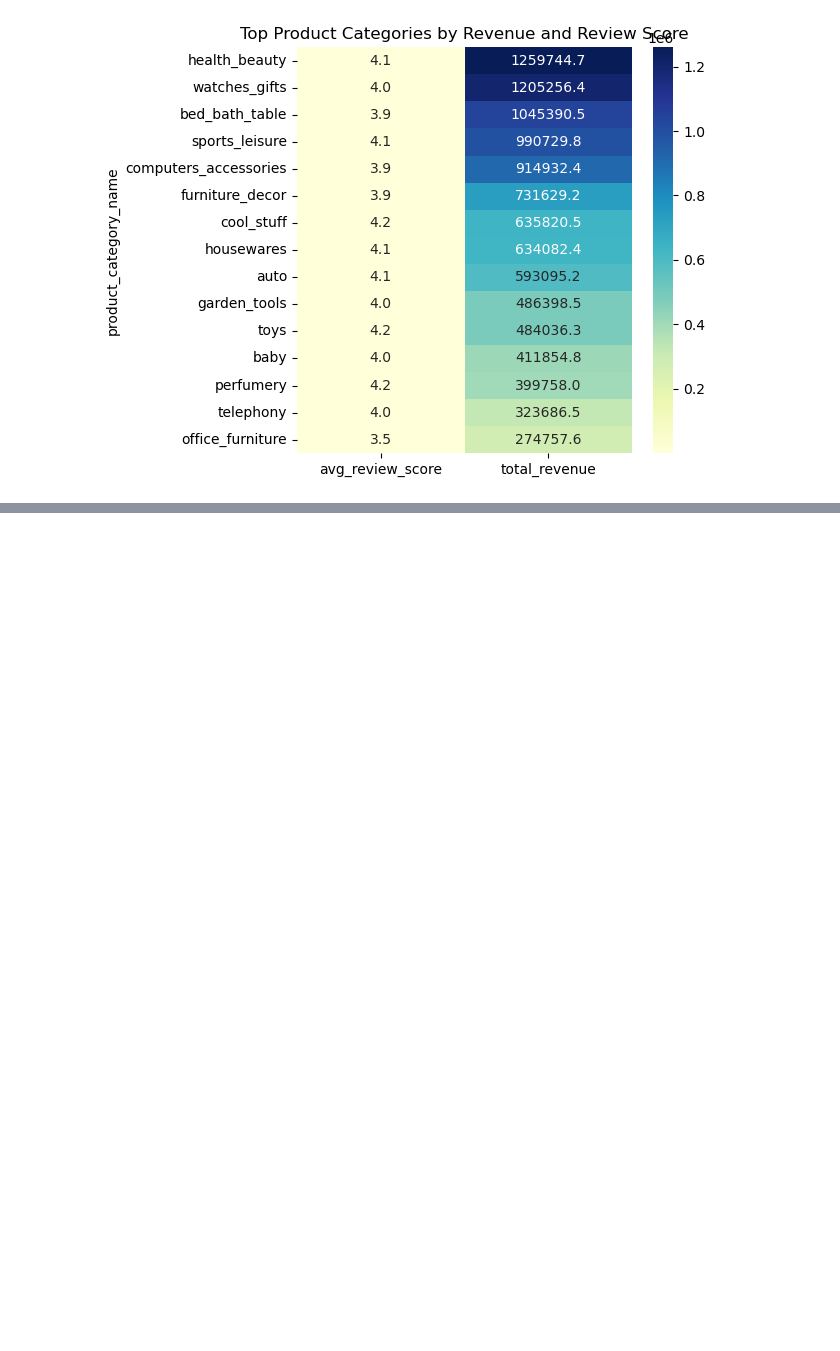
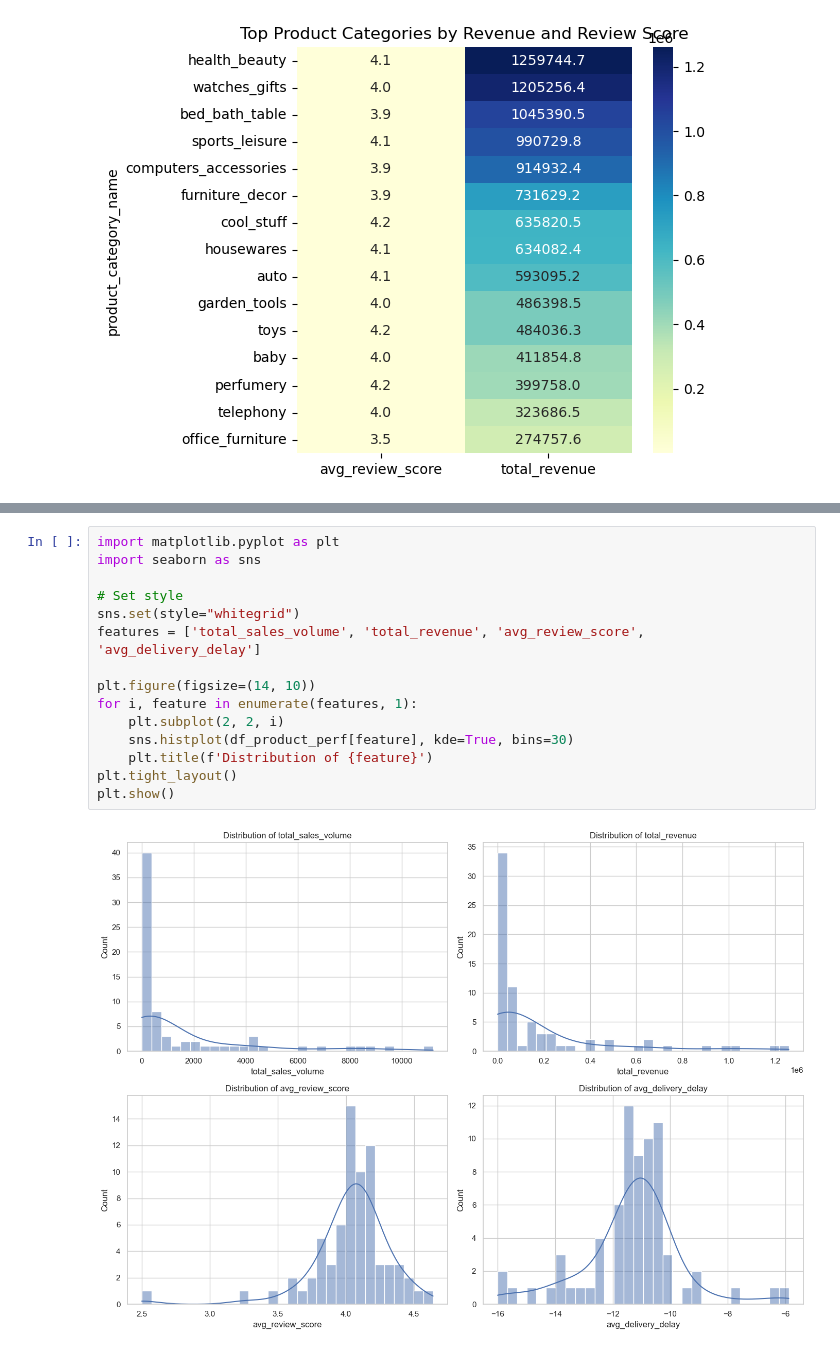
Before and after one commit to federicoariton/E-commerce-product-segmentation-postgresql, a Jupyter notebook: Notebooks/Product Performance.ipynb, the cells around one changed output, grey strips where cells are left out. Saved outputs shown, nothing was run; the diff lists cells and outputs as text; blank space fills up the shorter version.

```diff
--- a/Notebooks/Product Performance.ipynb
+++ b/Notebooks/Product Performance.ipynb
@@ -289,0 +247,17 @@ fig.show()
+# %%
+import matplotlib.pyplot as plt
+import seaborn as sns
+
+# Set style
+sns.set(style="whitegrid")
+features = ['total_sales_volume', 'total_revenue', 'avg_review_score', 'avg_delivery_delay']
+
+plt.figure(figsize=(14, 10))
+for i, feature in enumerate(features, 1):
+    plt.subplot(2, 2, i)
+    sns.histplot(df_product_perf[feature], kde=True, bins=30)
+    plt.title(f'Distribution of {feature}')
+plt.tight_layout()
+plt.show()
+# %% [output]
+[figure, added]
```
Also changed, not shown: parts of 27 cells of this notebook, 2 other files.
